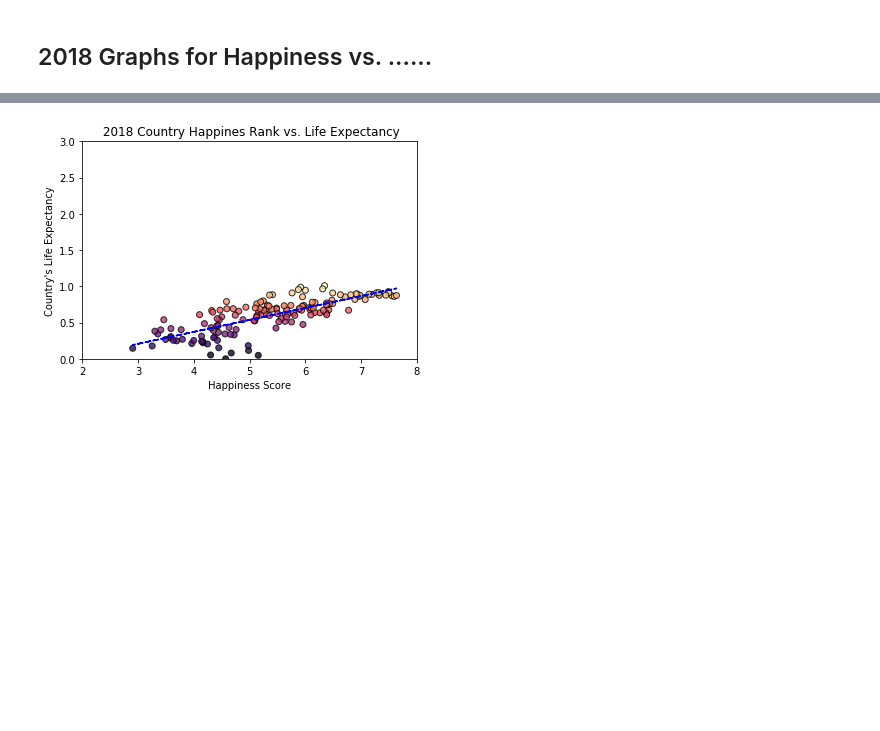
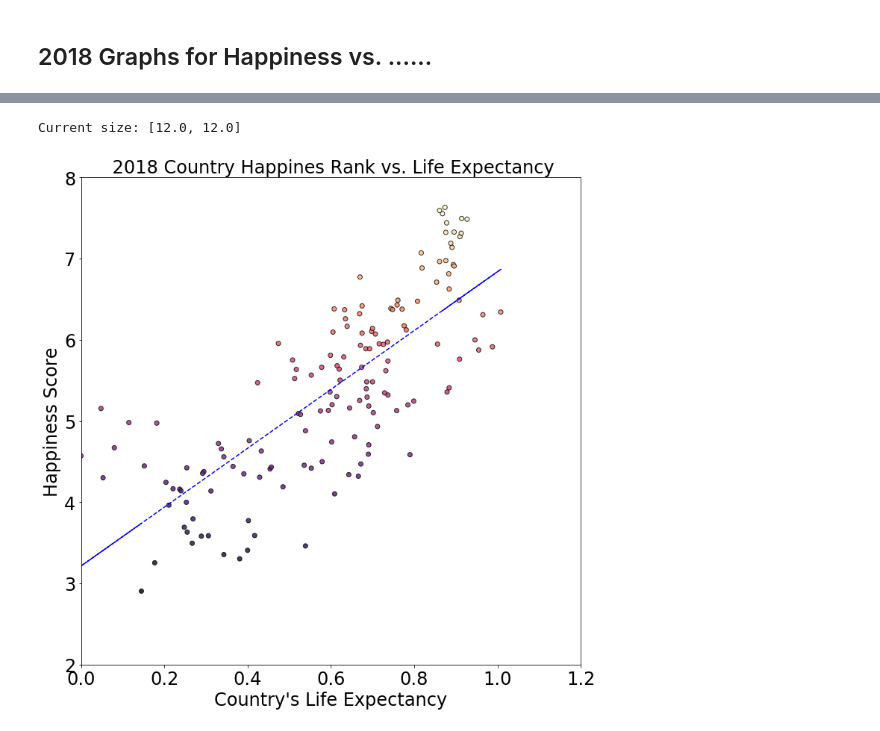
Before and after one commit to setholindaman/Group-Project-1, a Jupyter notebook: main.ipynb, the cells around one changed output, grey strips where cells are left out. Saved outputs shown, nothing was run; the diff lists cells and outputs as text; code cells hidden in the pictures; blank space fills up the shorter version.

```diff
--- a/main.ipynb
+++ b/main.ipynb
@@ -117,37 +136,54 @@ plt.show()
 # %%
 #Happiness vs. Life Expectancy
 
 
 # Set line for regression analysis
 # Set line
-(slope, intercept, _, _, _) = linregress(merge_dataset_df["2018 Happiness Score"],
-                                         merge_dataset_df["2018 Health (Life Expectancy)"])
+(slope, intercept, _, _, _) = linregress(merge_dataset_df["2018 Health (Life Expectancy)"],
+                                         merge_dataset_df["2018 Happiness Score"])
 
-fit = slope * merge_dataset_df["2018 Happiness Score"] + intercept
+fit = slope * merge_dataset_df["2018 Health (Life Expectancy)"] + intercept
 
 
 #Build scatter plot for Happiness vs. GDP
-plt.scatter(merge_dataset_df["2018 Happiness Score"],
-            merge_dataset_df["2018 Health (Life Expectancy)"], c=merge_dataset_df["2018 Health (Life Expectancy)"],
+plt.scatter(merge_dataset_df["2018 Health (Life Expectancy)"],
+            merge_dataset_df["2018 Happiness Score"], c=merge_dataset_df["2018 Happiness Score"],
             edgecolor="black", linewidths=1, marker="o",
             cmap='magma', alpha=0.8, label="City")
 
-plt.plot(merge_dataset_df["2018 Happiness Score"], fit, 'b--')
+plt.plot(merge_dataset_df["2018 Health (Life Expectancy)"], fit, 'b--')
+
+# Get current size
+fig_size = plt.rcParams["figure.figsize"]
+# Prints: [8.0, 6.0]
+print("Current size:", fig_size)
+
+mpl.rcParams.update({
+    'figure.figsize'      : (14,12),
+    'font.size'           :  20.0,
+    'axes.titlesize'      : 'large',
+    'axes.labelsize'      : 'large',
+    'xtick.labelsize'     : 'large',
+    'ytick.labelsize'     : 'large',
+    'legend.fontsize'     : 'large',
+    'legend.loc'          : 'upper left'
+})
 
 #Add lables to scatter plot
 plt.title(" 2018 Country Happines Rank vs. Life Expectancy")
-plt.xlabel("Happiness Score")
-plt.ylabel("Country's Life Expectancy")
-plt.xlim([2, 8])
-plt.ylim([0,3])
+plt.xlabel("Country's Life Expectancy")
+plt.ylabel("Happiness Score")
+plt.xlim([0, 1.2])
+plt.ylim([2,8])
 
 #Save figure
 plt.savefig("Happy_v_life.png")
 
 #show plot
 plt.show()
 # %% [output]
+Current size: [12.0, 12.0]
-[figure, old version]
+[figure, new version]
 # %%
 #Happiness vs. Freedom
 
```
Also changed, not shown: parts of 4 cells of this notebook.
